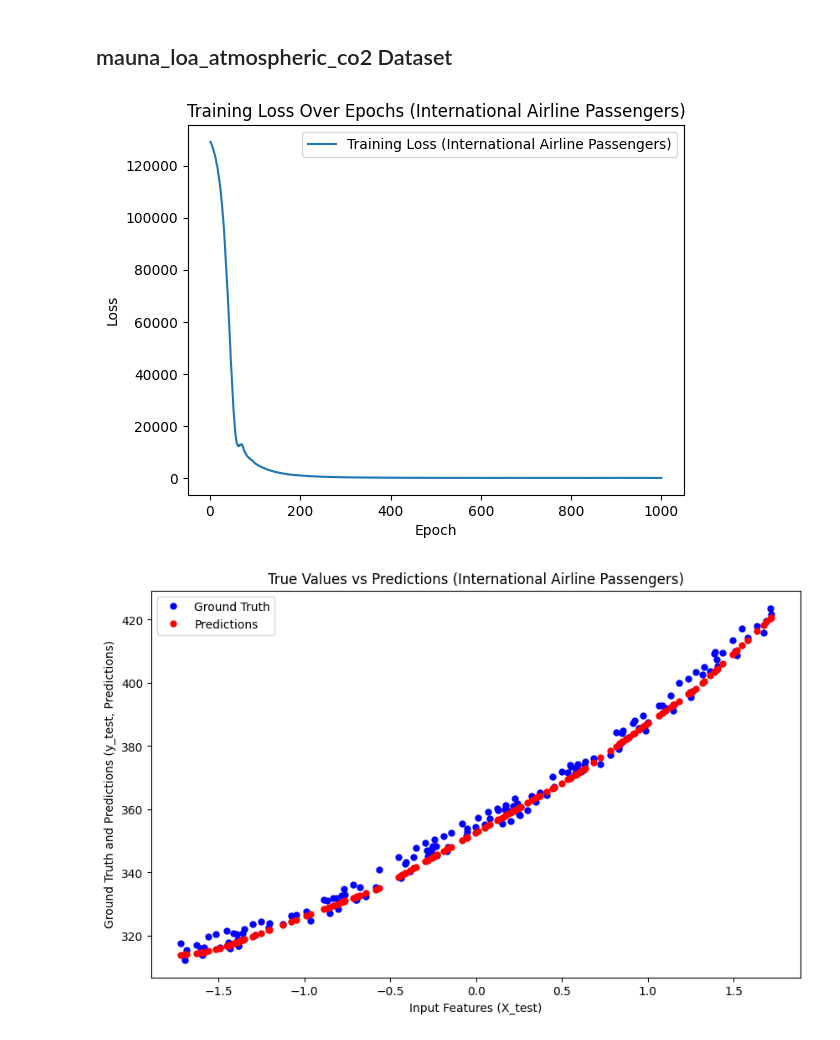
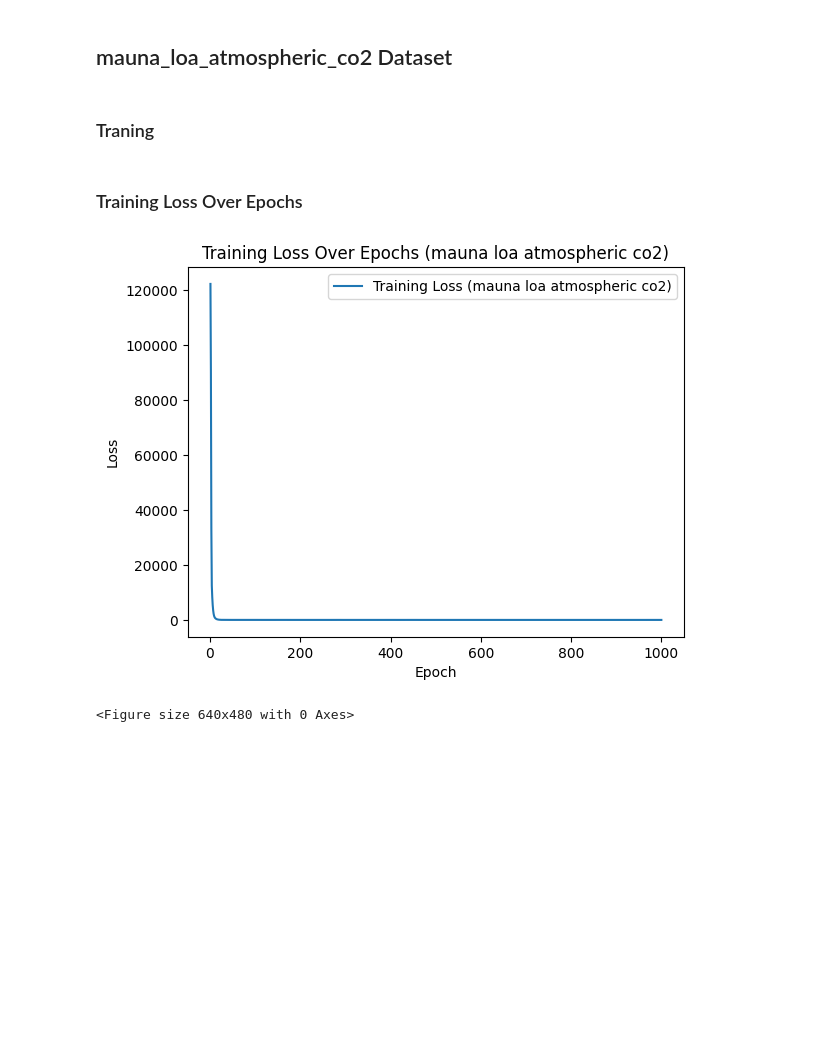
Before and after one commit to BIGmama-technology/Hiring-AI-engineer, a Jupyter notebook: scripts/BNN_improved_visualisation.ipynb, the cells around one changed output. Saved outputs shown, nothing was run; the diff lists cells and outputs as text; code cells hidden in the pictures; blank space fills up the shorter version.

Commit message:
Uncertainty Visualization

```diff
--- a/scripts/BNN_improved_visualisation.ipynb
+++ b/scripts/BNN_improved_visualisation.ipynb
@@ -74,5 +19,7 @@ AIRLINE_DATA_PATH = "../data/international-airline-passengers.csv"
 # %% [markdown]
  <h2>mauna_loa_atmospheric_co2 Dataset
+# %% [markdown]
+<h3> Traning
 # %%
 # Prepare data
 X1, y1, X1_normalized = load_mauna_loa_atmospheric_co2(MUANA_DATA_PATH)
@@ -99,28 +46,22 @@ model_mauna = BayesianModel(input_size, HIDDEN_SIZE1, HIDDEN_SIZE2, OUTPUT_SIZE)
 epochs = 1000
 train_losses_mauna = train_bnn_model(model_mauna, X1_train_tensor, y1_train_tensor)
 
-# Plot training losses
-plt.plot(range(1, epochs + 1), train_losses_mauna,
-        label="Training Loss (International Airline Passengers)")
-plt.xlabel("Epoch")
-plt.ylabel("Loss")
-plt.title("Training Loss Over Epochs (International Airline Passengers)")
-plt.legend()
-plt.show()
-
-# Evaluate the model on the test set
-with torch.no_grad():
-    model_mauna.eval()
-    predictions_mauna = model_mauna(X1_test_tensor)
-
-# Convert predictions to NumPy array for plotting
-predictions_np_mauna = predictions_mauna.numpy()
-
-# Plot Ground Truth vs Predictions
-plot_results(X1_test, y1_test, predictions_np_mauna, "International Airline Passengers")
-
-# export model
-torch.save(model_mauna, "../models/mauna_loa_model_improved.pth")
+# export the model
+torch.save(model_mauna, "../models/bnn_mauna.pth")
-# %% [output]
-[figure, removed]
-[figure, removed]
+# %% [markdown]
+<h3> Training Loss Over Epochs
+# %%
+# Plot training losses
+plt.plot(range(1, epochs + 1), train_losses_mauna,
+        label="Training Loss (mauna loa atmospheric co2)")
+plt.xlabel("Epoch")
+plt.ylabel("Loss")
+plt.title("Training Loss Over Epochs (mauna loa atmospheric co2)")
+plt.legend()
+plt.show()
+
+# export the plot
+plt.savefig("../models/mauna_loa_atmospheric_co2_training_loss.jpeg", bbox_inches = 'tight')
+# %% [output]
+[figure, added]
+<Figure size 640x480 with 0 Axes>
```
Also changed, not shown: parts of 15 cells of this notebook, 8 other files.
